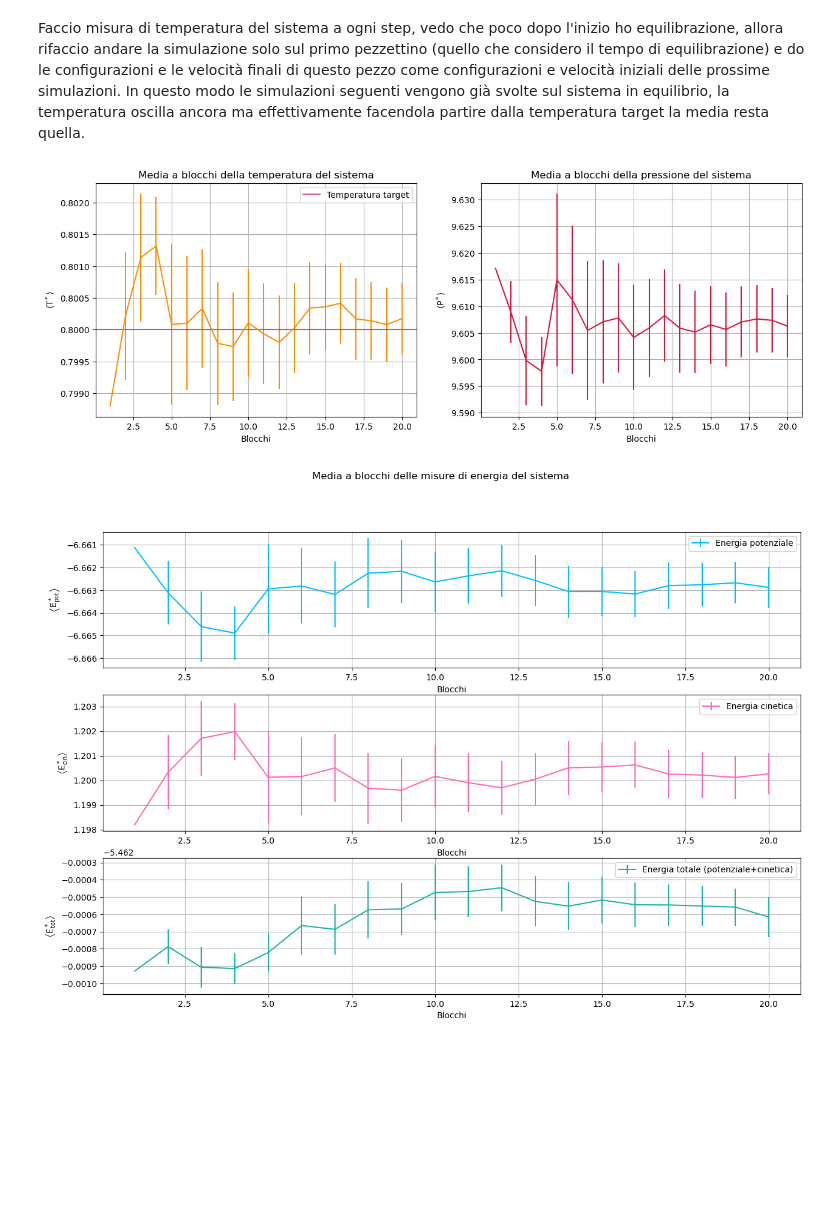
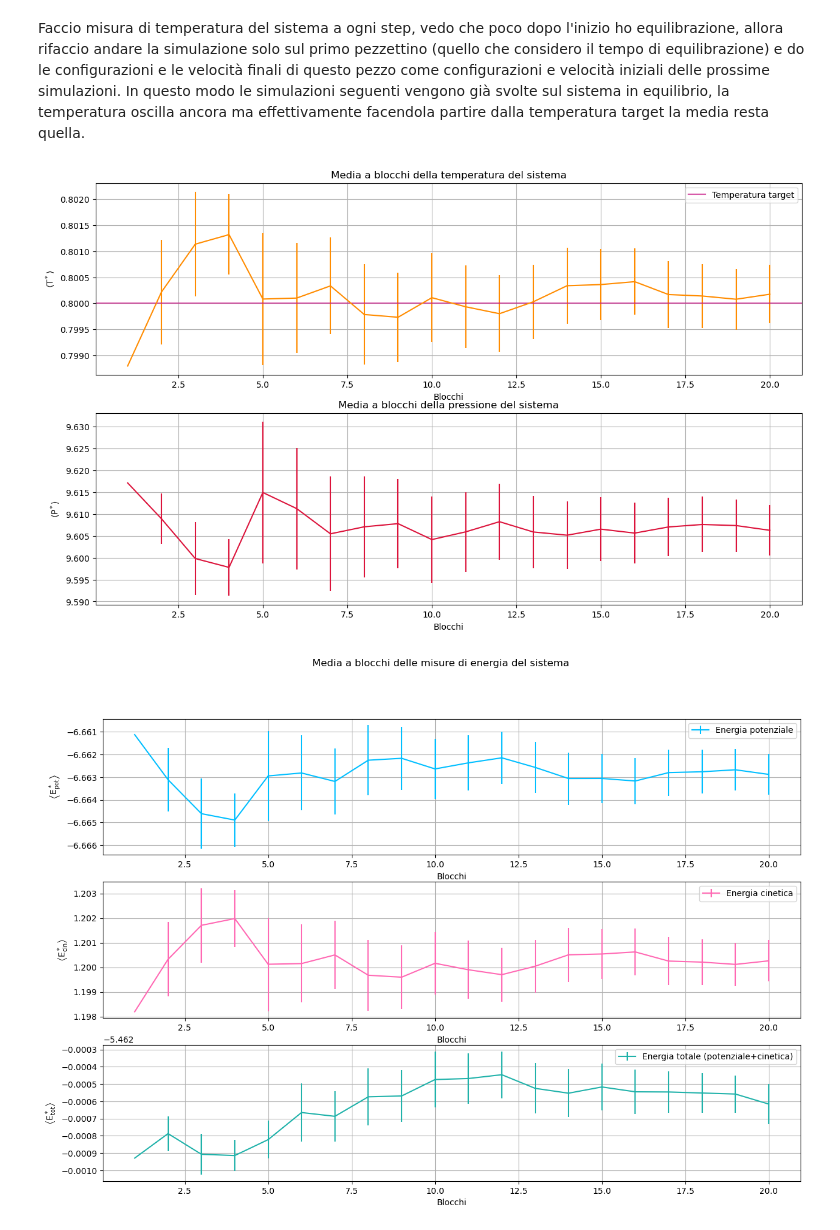
Before and after one commit to angela-bonato/LaboratorioSimulazioneNumerica, a Jupyter notebook: Es04/Esercitazione4.ipynb, the cells around one changed output. Cells and saved outputs as stored; diff of their text form; code cells hidden in the pictures; blank space fills up the shorter version.

Commit message:
Fixed some graphs

```diff
--- a/Es04/Esercitazione4.ipynb
+++ b/Es04/Esercitazione4.ipynb
@@ -45,29 +45,29 @@ Faccio misura di temperatura del sistema a ogni step, vedo che poco dopo l'inizi
 # %%
 Nblock=20  #numero blocchi simulazione
 xblocks=np.arange(Nblock)+1  #sulle ascisse il blocco in esame
 
 solTemps, solTempErrs=np.loadtxt("SolidState/temperature.dat", usecols=(2, 3),  unpack="true")  #vettore delle ordinate dei punti plottati
 solPress, solPresErrs=np.loadtxt("SolidState/pressure.dat", usecols=(2, 3),  unpack="true")  #vettore delle ordinate dei punti plottati
 
-sbfig ,(sbplt1, sbplt2) = plt.subplots(1, 2, figsize=(15, 5))
+sbfig ,(sbplt1, sbplt2) = plt.subplots(2, 1, figsize=(15, 9))
 
 sbplt1.errorbar(xblocks, solTemps, yerr=solTempErrs, color="darkorange")
 sbplt1.axhline(y=0.8, color="mediumvioletred", label="Temperatura target", alpha=0.7)
 sbplt1.set_xlabel("Blocchi")
 sbplt1.set_ylabel(r"$\left<\mathrm{T^*}\right>$")
 sbplt1.set_title("Media a blocchi della temperatura del sistema")
 sbplt1.legend()
 sbplt1.grid(True)
 
 sbplt2.errorbar(xblocks, solPress, yerr=solPresErrs, color="crimson")
 sbplt2.set_xlabel("Blocchi")
 sbplt2.set_ylabel(r"$\left<\mathrm{P^*}\right>$")
 sbplt2.set_title("Media a blocchi della pressione del sistema")
 sbplt2.grid(True)
 
 plt.show()
 # %% [output]
-[figure, old version]
+[figure, new version]
 # %%
 solPens, solPenErrs=np.loadtxt("SolidState/potential_energy.dat", usecols=(2, 3),  unpack="true")  #vettore delle ordinate dei punti plottati
 solKens, solKenErrs=np.loadtxt("SolidState/kinetic_energy.dat", usecols=(2, 3),  unpack="true")  #vettore delle ordinate dei punti plottati
```
Also changed, not shown: parts of 2 cells of this notebook, 4 other files.
